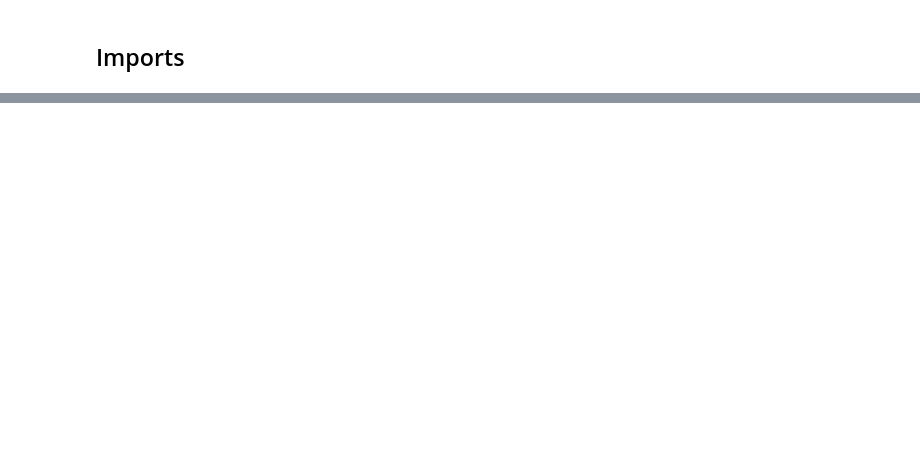
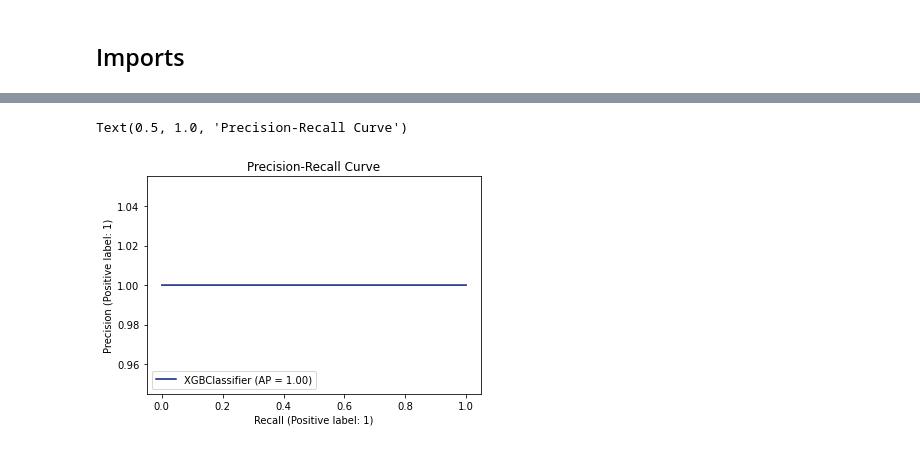
Before and after one commit to ravisiv/PhishingEmailDetection, a Jupyter notebook: apurv.ipynb, the cells around one changed output, grey strips where cells are left out. Cells and saved outputs as stored; diff of their text form; code cells hidden in the pictures; blank space fills up the shorter version.

```diff
--- a/apurv.ipynb
+++ b/apurv.ipynb
@@ -27,0 +521,6 @@ rf_model = run_randomforestclassifier(email_df)
+# %%
+disp = plot_precision_recall_curve(xgb_clf, X_scaled, y)
+disp.ax_.set_title('Precision-Recall Curve')
+# %% [output]
+Text(0.5, 1.0, 'Precision-Recall Curve')
+[figure, added]
```
Also changed, not shown: parts of 79 cells of this notebook.
